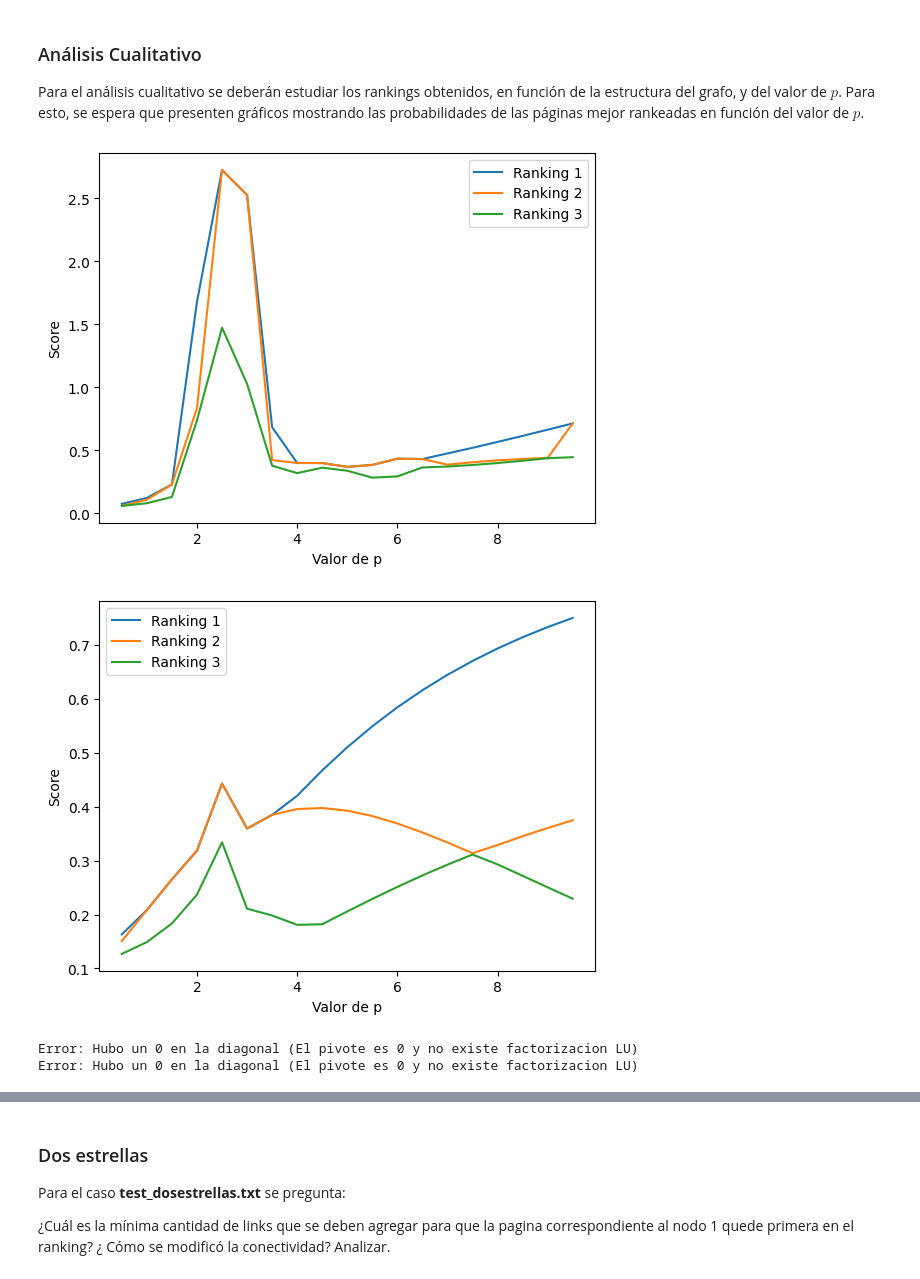
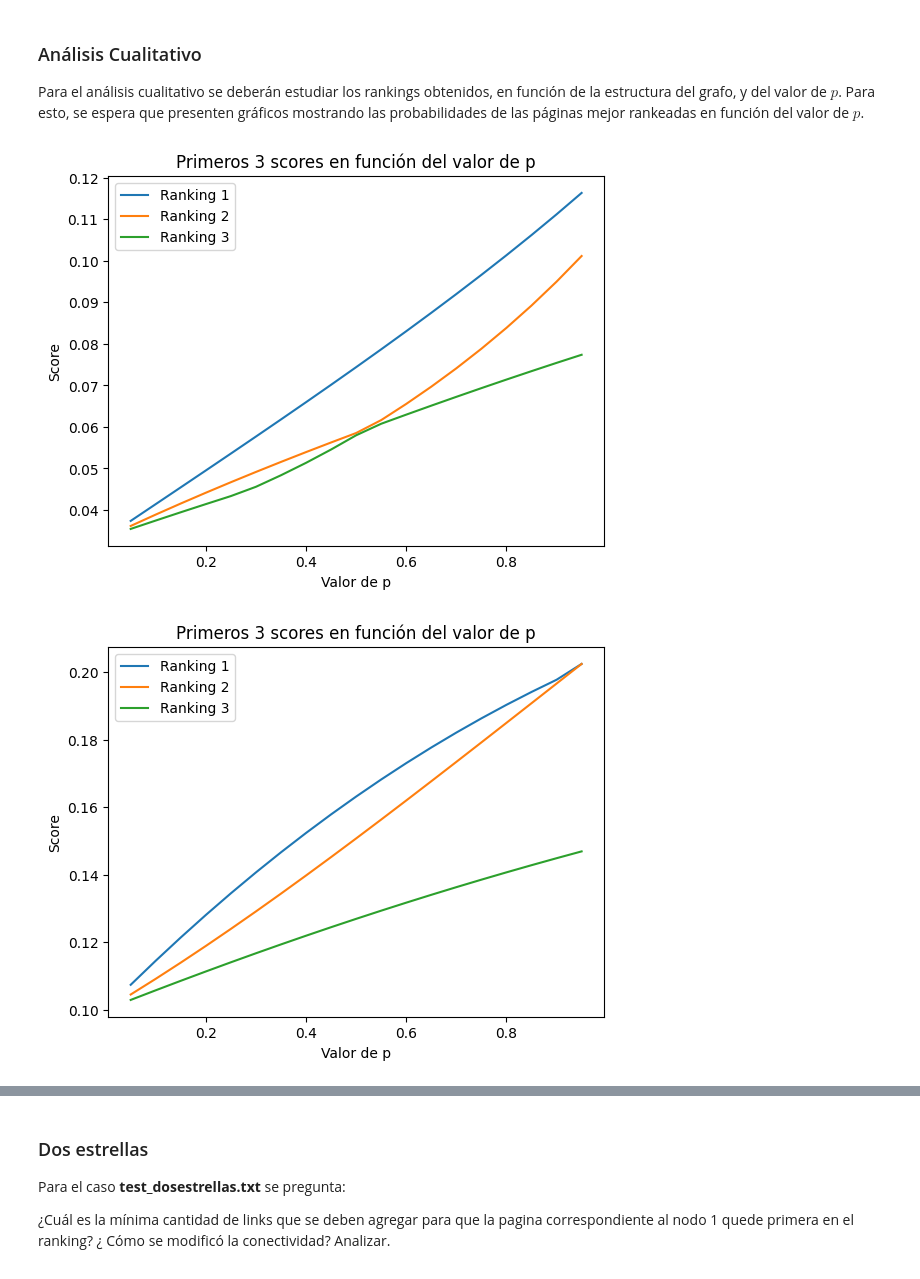
Before and after one commit to r3ch1rd/TP1alc, a Jupyter notebook: grupo_XX_TP1.ipynb, the cells around one changed output, grey strips where cells are left out. Drawn from its saved outputs; the diff is of its cells as text; code cells hidden in the pictures.

```diff
--- a/grupo_XX_TP1.ipynb
+++ b/grupo_XX_TP1.ipynb
@@ -299,7 +326,10 @@ Ranking: (array([7, 3, 3, 1, 7, 3, 3, 1]), array([0.0952381 , 0.13095238, 0.1309
 # %%
 caso_particular2 = np.array([[0,0,0,0,1,0,0,1,0,0],[1,0,0,1,0,0,0,0,0,0],[0,1,0,0,0,0,0,0,0,0],[0,0,1,0,0,0,0,0,0,0],[0,0,0,0,0,1,1,0,0,0],[0,0,0,0,1,0,1,0,0,0],[0,0,0,0,1,1,0,0,0,0],[1,0,0,0,0,0,0,0,0,1],[0,0,0,0,0,0,0,1,0,1],[0,0,0,0,0,0,0,0,1,0]])
 
-dibujarGrafo(caso_particular2)
+dibujarGrafo(caso_particular2, print_ejes=False)
 
-print('Ranking:',calcularRanking(caso_particular2, 0.5))
+print("\n" + "Máximo ranking score:", obtenerMaximoRankingScore(caso_particular2, p))
+
+rnk, scr = calcularRanking(caso_particular2,p)
+print("\n" + "Rankings:", rnk, "\n" + "Scores:", scr)
 # %% [output]
@@ -341,8 +377,10 @@ pag_3 = np.array([[0,0,0,0,1,0],[0,0,0,1,0,0],[1,0,0,1,0,1],[1,0,0,0,0,0],[1,0,0
 pag_4 = np.array([[0,0,0,1,0,0,0],[0,0,0,0,0,0,1],[0,0,0,0,1,0,0],[0,0,1,0,0,0,0],[0,0,0,0,0,0,1],[0,0,0,0,0,0,1],[1,0,0,0,0,0,0]]) #7 pag, 7 links
 pag_5 = np.array([[0,0,0,1,0,0,0,0],[0,0,0,0,0,0,1,0],[0,0,0,0,1,0,0,0],[0,0,1,0,0,0,0,0],[0,0,1,0,0,0,0,0],[0,0,0,0,0,0,1,0],[1,0,0,0,0,0,0,0],[0,0,0,0,0,0,0,0]]) #8 pag, 7 links
 pag_6 = np.array([[0,0,0,1,0,0,0,0,0,0],[0,0,0,0,0,0,0,0,0,0],[0,0,0,0,1,0,0,0,0,0],[0,0,1,0,0,0,0,0,0,0],[0,0,1,0,0,0,0,0,0,0],[0,0,0,0,0,0,1,0,0,0],[1,0,0,0,0,0,0,0,0,0],[0,0,0,0,0,0,0,0,0,0],[0,0,0,0,1,0,0,0,0,0],[0,0,0,0,0,0,0,0,0,0]]) #10 pag, 7 links
+pag_7 = np.array([[0,0,0,1,0,0,0,0,0,0,0],[0,0,0,0,0,0,0,0,0,0,0],[0,0,0,0,0,1,0,0,0,0,0],[0,0,0,1,0,0,0,0,0,0,0],[0,0,1,0,0,0,0,0,0,0,0],[0,0,0,0,0,0,1,0,0,0,0],[1,0,0,0,0,0,0,0,0,0,0],[0,0,0,0,0,0,0,0,0,0,0],[0,0,0,0,0,1,0,0,0,0,0],[0,0,0,0,0,0,0,0,0,0,0],[0,0,0,0,0,0,0,0,0,0,0]]) #10 pag, 7 links
 
-lista_pag = [pag_1,pag_2,pag_3,pag_4,pag_5,pag_6]
+
+lista_pag = [pag_1,pag_2,pag_3,pag_4,pag_5,pag_6,pag_7]
 
 #Por último aumentamos páginas y links simultaneamente
 ambas_1 = np.array([[0,1,0,0],[0,0,0,1],[1,0,0,0],[0,0,1,0]]) #4 pag, 4 links
@@ -417,7 +464,7 @@ test_aleatorio = leer_archivo('./tests/test_aleatorio.txt')
 test_dos_estrellas = leer_archivo('./tests/test_dosestrellas.txt')
 
 #Todos los valores de p a probar
-variacion_p = [0.5,1,1.5,2,2.5,3,3.5,4,4.5,5,5.5,6,6.5,7,7.5,8,8.5,9,9.5]
+variacion_p = [0.05, 0.1, 0.15, 0.2, 0.25, 0.3, 0.35, 0.4, 0.45, 0.5, 0.55,0.6,0.65,0.7,0.75,0.8,0.85,0.9,0.95]
 # %%
 #Instagram famosos: Se mostrará el cambio de la probabilidad del top 3 de páginas en el ranking
 scr_1 = []
@@ -447,15 +494,16 @@ for value in variacion_p:
     scr_3.append(thr)
 # %%
 fig, ax = plt.subplots()
+plt.title("Primeros 3 scores en función del valor de p")
 plt.xlabel('Valor de p')
 plt.ylabel('Score')
 ax.plot(variacion_p,scr_1, label = "Ranking 1")
 ax.plot(variacion_p,scr_2, label = 'Ranking 2')
 ax.plot(variacion_p,scr_3, label = 'Ranking 3')
 ax.legend()
 plt.show()
 # %% [output]
-[figure, old version]
+[figure, new version]
 # %%
 #Mathworld: Se mostrará el cambio de la probabilidad del top 3 de páginas en el ranking
 scr_1 = []
@@ -485,6 +533,7 @@ for value in variacion_p:
     scr_3.append(thr)
 # %%
 fig, ax = plt.subplots()
+plt.title("Primeros 3 scores en función del valor de p")
 plt.xlabel('Valor de p')
 plt.ylabel('Score')
 ax.plot(variacion_p,scr_1, label = "Ranking 1")
@@ -493,7 +542,7 @@ ax.plot(variacion_p,scr_3, label = 'Ranking 3')
 ax.legend()
 plt.show()
 # %% [output]
-[figure, old version]
+[figure, new version]
 # %%
 #test_aleatorio: Se mostrará el cambio de la probabilidad del top 3 de páginas en el ranking
 scr_1 = []
@@ -521,8 +570,5 @@ for value in variacion_p:
     scr_1.append(fst)
     scr_2.append(snd)
     scr_3.append(thr)
-# %% [output]
-Error: Hubo un 0 en la diagonal (El pivote es 0 y no existe factorizacion LU)
-Error: Hubo un 0 en la diagonal (El pivote es 0 y no existe factorizacion LU)
 # %%
 fig, ax = plt.subplots()
```
Also changed, not shown: parts of 45 cells of this notebook.
